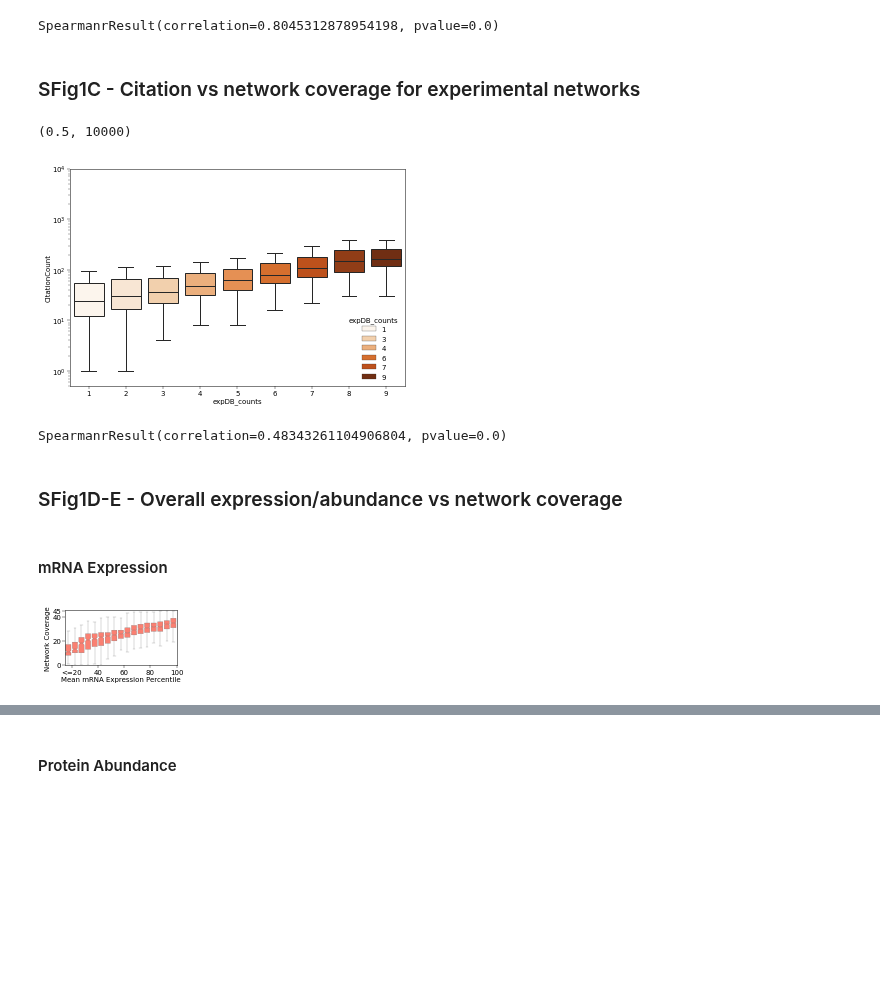
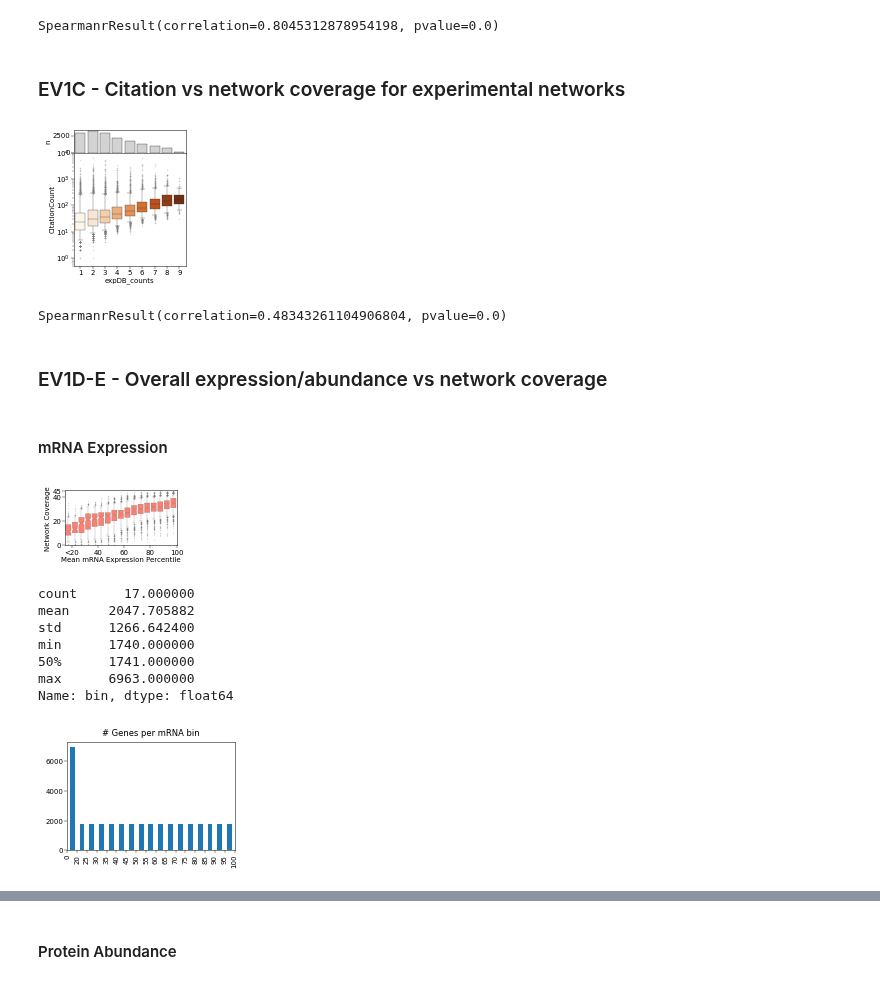
Before and after one commit to sarah-n-wright/Network_Evaluation_Tools, a Jupyter notebook: StateOfTheInteractomes_Notebooks/1_Statistics_and_Representation.ipynb, the cells around one changed output, grey strips where cells are left out. Cells and saved outputs as stored; diff of their text form; code cells hidden in the pictures; blank space fills up the shorter version.

```diff
--- a/StateOfTheInteractomes_Notebooks/1_Statistics_and_Representation.ipynb
+++ b/StateOfTheInteractomes_Notebooks/1_Statistics_and_Representation.ipynb
@@ -47,7 +49,7 @@ plt.rcParams['ytick.minor.size'] = 2
 plt.rcParams['xtick.major.pad'] = 1
 plt.rcParams['ytick.major.pad'] = 1
 plt.rcParams['axes.labelpad'] = 1
-plt.rcParams['patch.linewidth'] = 0.25
+plt.rcParams['patch.linewidth'] = 0.3
 # %% [markdown]
 Relevant Directories
 # %%
@@ -659,9 +742,9 @@ spearmanr(annotation_data[annotation_data.PC].CitationCount, annotation_data[ann
 # %% [output]
 SpearmanrResult(correlation=0.8045312878954198, pvalue=0.0)
 # %% [markdown]
-### SFig1C - Citation vs network coverage for experimental networks
+### EV1C - Citation vs network coverage for experimental networks
 # %%
-experimental_node_counts = pd.read_csv(os.path.join(gitdir, 'StateOfTheInteractomes_Notebooks/Data/FigS1c_experimental_node_counts.csv'), index_col=0)
+experimental_node_counts = pd.read_csv(os.path.join(gitdir, 'StateOfTheInteractomes_Notebooks/Data/FigEV1C_experimental_node_counts.csv'), index_col=0)
 # %%
 experimental_node_counts = experimental_node_counts.join(annotation_data, how='left')
 # %%
@@ -672,18 +755,22 @@ plot_exp_data = experimental_node_counts[(experimental_node_counts.CitationCount
 plot_exp_data = plot_exp_data[plot_exp_data.PC]
 # %%
 # genes with zero citations excluded due to log scale
+_, [ax1, ax2] = plt.subplots(ncols=1, nrows=2, gridspec_kw={'height_ratios':[1,5], 'hspace':0}, figsize=(2, 2.5), sharex=True)
 sns.boxplot(plot_exp_data, x='expDB_counts',
-            y='CitationCount', hue='expDB_counts', palette='Oranges', fliersize=0, whis=1)
+            y='CitationCount', hue='expDB_counts', palette='Oranges', fliersize=0.5, whis=(5, 95),linewidth=0.3,
+            flierprops={'alpha':0.3, 'markeredgecolor':'grey'}, ax=ax2, legend=False)
 plt.yscale('log')
 plt.ylim(0.5, 10000)
+ax1.set_ylabel('n')
+sns.barplot(plot_exp_data.expDB_counts.value_counts(), ax=ax1, color='lightgrey', edgecolor='black')
+plt.savefig(os.path.join(figdir, 'updated_SEV1_C.svg'), bbox_inches='tight')
 # %% [output]
-(0.5, 10000)
-[figure, old version]
+[figure, new version]
 # %%
 spearmanr(plot_exp_data.expDB_counts, plot_exp_data.CitationCount)
 # %% [output]
 SpearmanrResult(correlation=0.48343261104906804, pvalue=0.0)
 # %% [markdown]
-### SFig1D-E - Overall expression/abundance vs network coverage
+### EV1D-E - Overall expression/abundance vs network coverage
 # %% [markdown]
 #### mRNA Expression
@@ -692,15 +785,32 @@ rna_gene_bins = rna_gene_bins.join(annotation_data[annotation_data.PC | annotati
 # %%
 _, ax1 = plt.subplots(nrows=1, ncols=1, figsize=(2, 1))
-sns.boxplot(data=rna_gene_bins.loc[rna_gene_bins.PC ==True], x='bin', y='db_count', notch=True, color='salmon', linewidth=0.25, fliersize=0, saturation=1)
+sns.boxplot(data=rna_gene_bins.loc[rna_gene_bins.PC ==True], x='bin', y='db_count', notch=True, color='salmon',
+            linewidth=0.25, fliersize=0.3, saturation=1, whis=(5, 95), flierprops={'markeredgecolor':'grey', 'alpha':0.3})
 ax1 = plt.gca()
-_ = ax1.set_xticks([0.5, 4.5,8.5, 12.5, 16.5], labels=["<=20", "40", "60", '80', '100'])
+_  = plt.xticks([0.5, 4.5, 8.5, 12.5, 16.5], labels=["<20", "40", '60', '80', '100'])
 ax1.set_yticks([0, 20, 40, 45])
 ax1.set_ylim(0, 45.5)
 plt.ylabel("Network Coverage")
 plt.xlabel("Mean mRNA Expression Percentile")
-plt.savefig(figdir+"Fig2D_mRNA_Expression.jpg", dpi=400, bbox_inches='tight')
+plt.savefig(figdir+"FigEV1D_mRNA_Expression.jpg", dpi=400, bbox_inches='tight')
 # %% [output]
-[figure, old version]
+[figure, new version]
+# %%
+# Assess number of genes per bin
+_ = plt.figure(figsize=(3, 2))
+rna_gene_bins.bin.value_counts().sort_index().plot(kind='bar')
+_ = plt.xticks([i-0.5 for i in range(18)], labels = [0]+[20 + 5*i for i in range(17)])
+plt.title('# Genes per mRNA bin')
+rna_gene_bins.bin.value_counts().describe(percentiles=[0.5])
+# %% [output]
+count      17.000000
+mean     2047.705882
+std      1266.642400
+min      1740.000000
+50%      1741.000000
+max      6963.000000
+Name: bin, dtype: float64
+[figure, added]
 # %%
 spearmanr(rna_gene_bins['bin'], rna_gene_bins['db_count'], nan_policy='omit')
 # %% [output]
```
Also changed, not shown: parts of 116 cells of this notebook, 28 other files.
